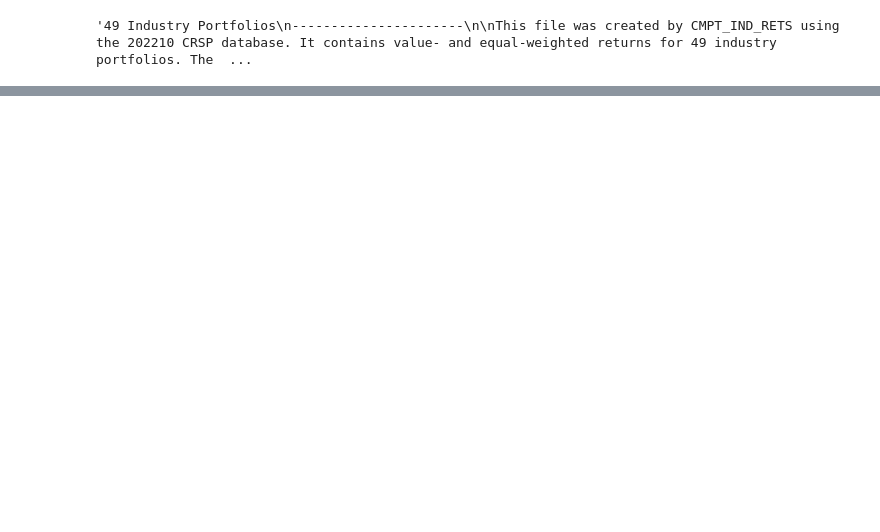
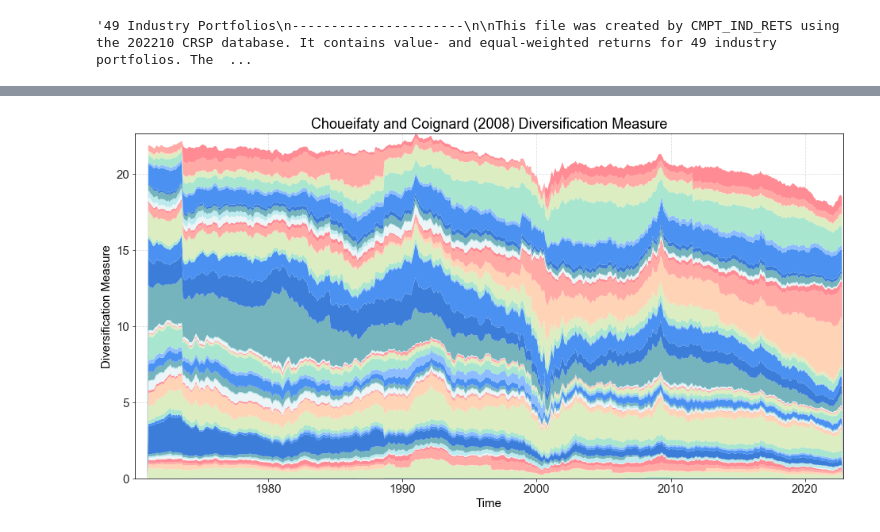
Before and after one commit to Christoffer9/Exam, a Jupyter notebook: Question 1 Most Up To Date.ipynb, the cells around one changed output, grey strips where cells are left out. Drawn from its saved outputs; the diff is of its cells as text; code cells hidden in the pictures; blank space fills up the shorter version.

```diff
--- a/Question 1 Most Up To Date.ipynb
+++ b/Question 1 Most Up To Date.ipynb
@@ -316,0 +280,43 @@ dtype: float64
+# %%
+# Choueifaty and Coignard (2008) Diversification Measure
+
+def calculate_diversitifaction_measure(weights: np.ndarray, cov_matrix: np.ndarray, Months: int) -> np.ndarray:
+
+    """
+    Function that calculates relative risk contribution
+    Parameters
+    ----------
+    weights:
+        Portfolio weights
+    cov_matrix:
+        Covariance matrix
+
+    """
+
+    N = len(dates)
+    diversification_vector = np.zeros_like(log_returns)
+
+    for i in range(Months, N-1, 1):
+        cov_matrix = cov_mat_log_returns
+        weights_risk = weights[i-1,:]
+        sigma =
+
+        total_risk = np.sqrt(weights_risk @ cov_matrix @ weights_risk)
+        numerator = weights_risk * sigma
+
+        div = numerator / total_risk
+        diversification_vector[i,:] = div
+
+    return diversification_vector
+# %%
+# Plot The CC Diversification Measure
+
+diversification_measure = calculate_diversitifaction_measure(weights_ENC, cov_mat_log_returns, 12)
+
+fig, ax = plt.subplots(figsize=(16, 8))
+ax.stackplot(dates, diversification_measure.T);
+ax.set_xlabel("Time")
+ax.set_ylabel("Diversification Measure")
+ax.set_title("Choueifaty and Coignard (2008) Diversification Measure");
+# %% [output]
+[figure, added]
```
Also changed, not shown: parts of 19 cells of this notebook.
